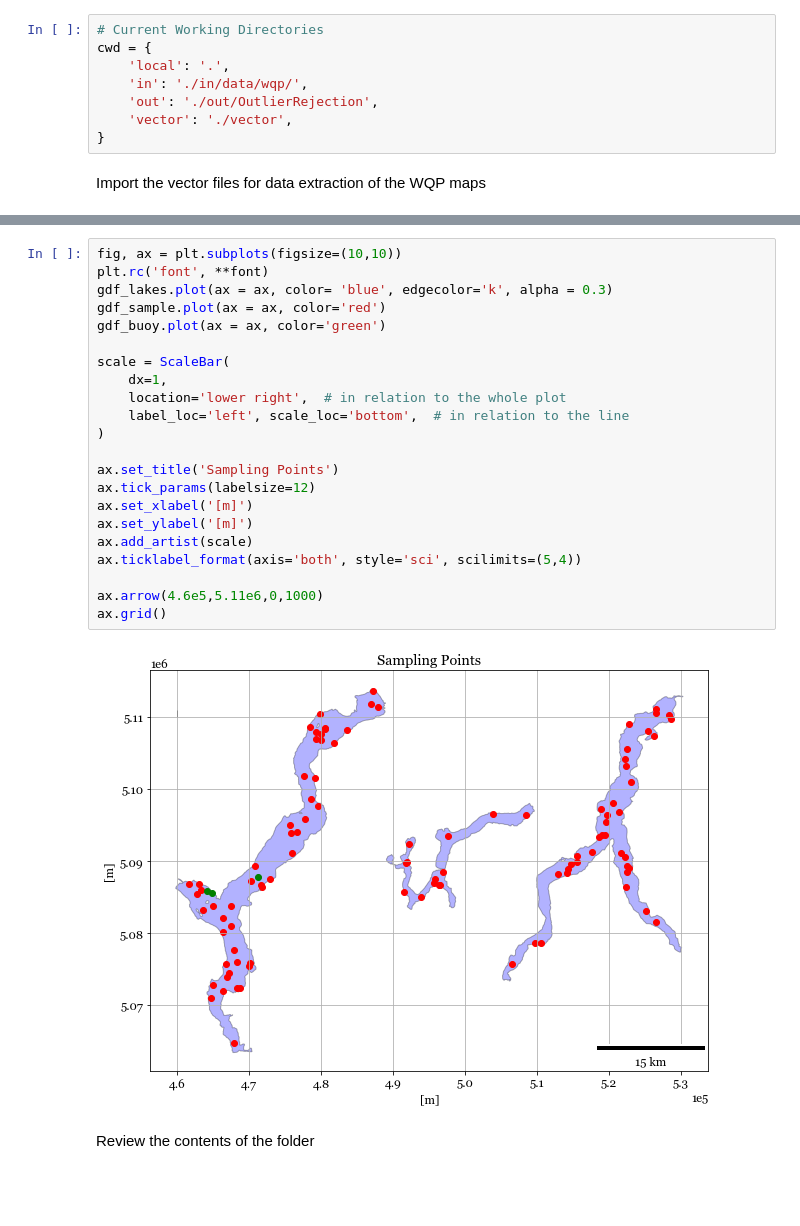
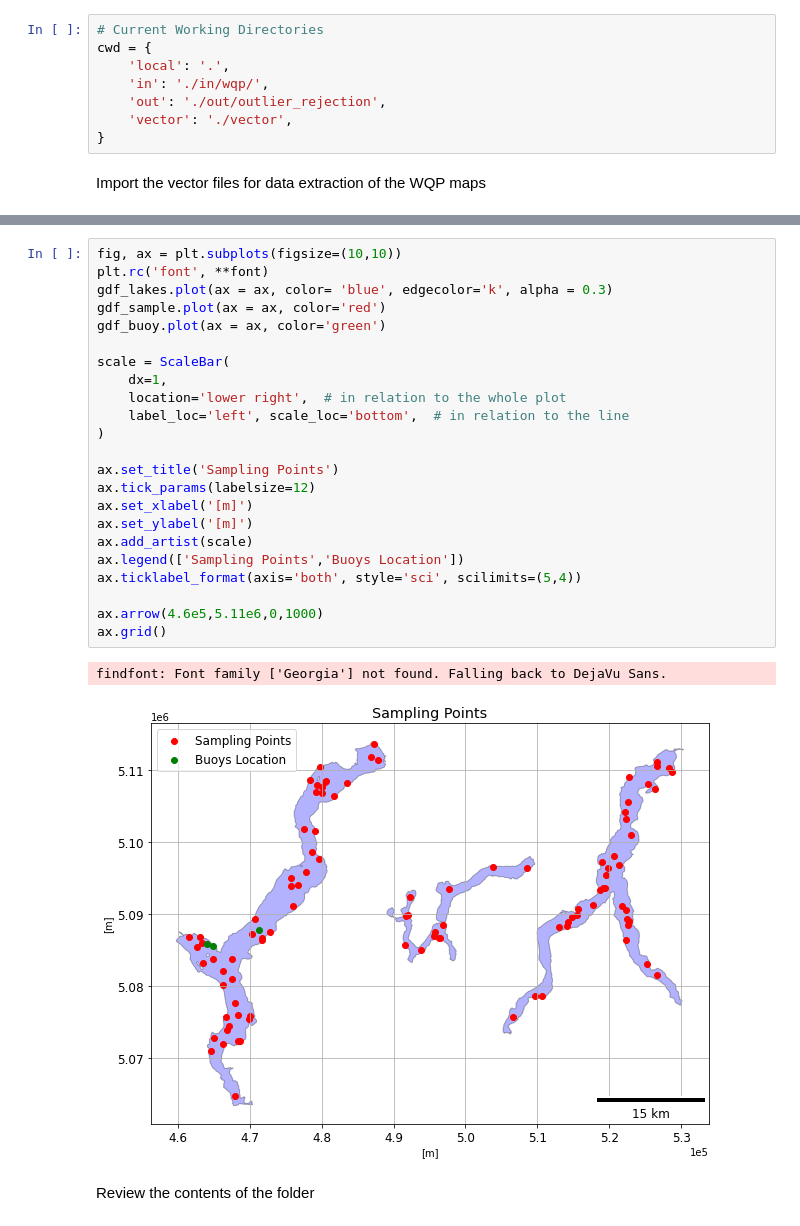
Before and after one commit to JFToro192/jpnbWQPsimile, a Jupyter notebook: notebooks/WQP_Statistics.ipynb, the cells around one changed output, grey strips where cells are left out. Saved outputs shown, nothing was run; the diff lists cells and outputs as text; blank space fills up the shorter version.

```diff
--- a/notebooks/WQP_Statistics.ipynb
+++ b/notebooks/WQP_Statistics.ipynb
@@ -48,8 +48,8 @@ Define the working directory for the WQP processing
 # Current Working Directories
 cwd = {
     'local': '.',
-    'in': './in/data/wqp/',
-    'out': './out/OutlierRejection',
+    'in': './in/wqp/',
+    'out': './out/outlier_rejection',
     'vector': './vector',
 }
 # %% [markdown]
@@ -66,27 +66,29 @@ DriverError: ./vector/boa_sample_points/boa_sample_points.shp: No such file or d
 # %%
 fig, ax = plt.subplots(figsize=(10,10))
 plt.rc('font', **font)
 gdf_lakes.plot(ax = ax, color= 'blue', edgecolor='k', alpha = 0.3)
 gdf_sample.plot(ax = ax, color='red')
 gdf_buoy.plot(ax = ax, color='green')
 
 scale = ScaleBar(
     dx=1,
     location='lower right',  # in relation to the whole plot
     label_loc='left', scale_loc='bottom',  # in relation to the line
 )
 
 ax.set_title('Sampling Points')
 ax.tick_params(labelsize=12)
 ax.set_xlabel('[m]')
 ax.set_ylabel('[m]')
 ax.add_artist(scale)
+ax.legend(['Sampling Points','Buoys Location'])
 ax.ticklabel_format(axis='both', style='sci', scilimits=(5,4))
 
 ax.arrow(4.6e5,5.11e6,0,1000)
 ax.grid()
 # %% [output]
+findfont: Font family ['Georgia'] not found. Falling back to DejaVu Sans.
-[figure, old version]
+[figure, new version]
 # %% [markdown]
 Review the contents of the folder
 # %% [markdown]
```
Also changed, not shown: parts of 8 cells of this notebook, 5 other files.
